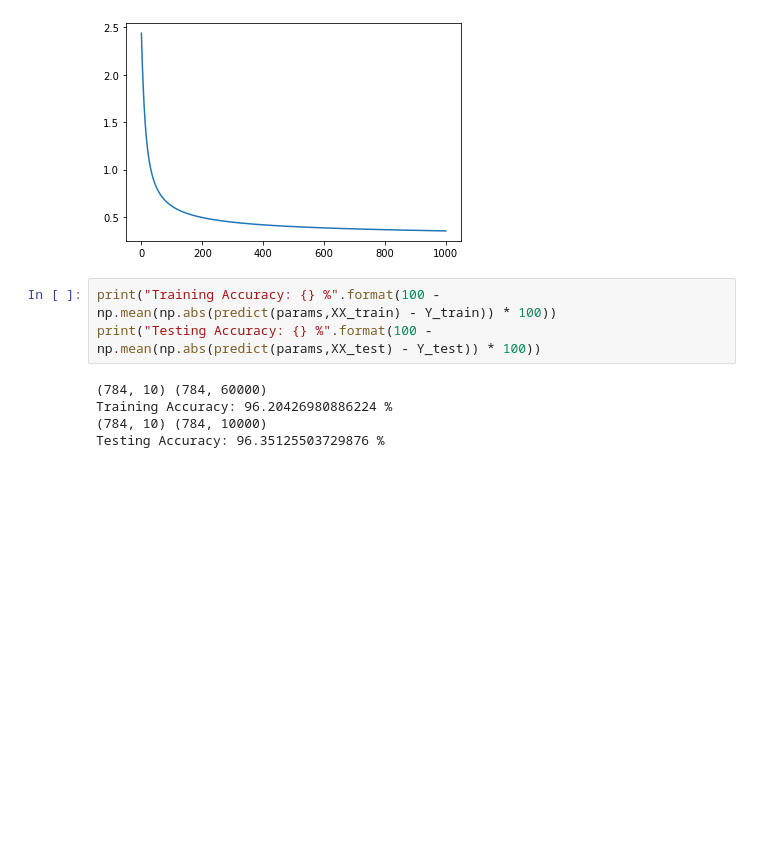
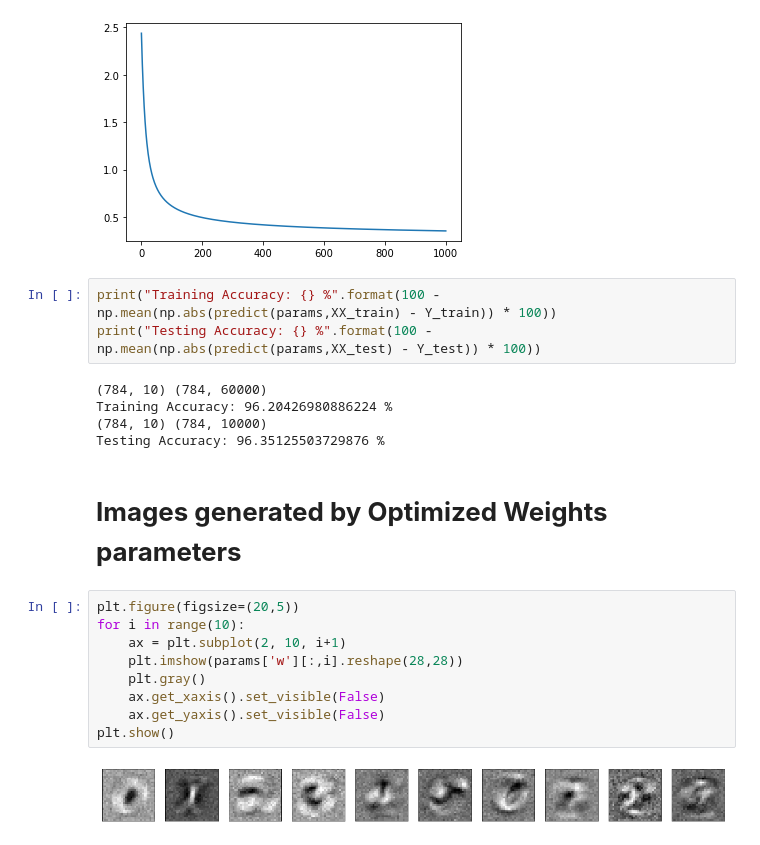
Before and after one commit to SquaredR98/ProgrammingAssignment2, a Jupyter notebook: Softmax_based_Logi_Regr.ipynb, the cells around one changed output. Cells and saved outputs as stored; diff of their text form; blank space fills up the shorter version.

```diff
--- a/Softmax_based_Logi_Regr.ipynb
+++ b/Softmax_based_Logi_Regr.ipynb
@@ -141,3 +144,16 @@ print("Testing Accuracy: {} %".format(100 - np.mean(np.abs(predict(params,XX_tes
 Training Accuracy: 96.20426980886224 %
 (784, 10) (784, 10000)
 Testing Accuracy: 96.35125503729876 %
+# %% [markdown]
+# **Images generated by Optimized Weights parameters**
+# %%
+plt.figure(figsize=(20,5))
+for i in range(10):
+    ax = plt.subplot(2, 10, i+1)
+    plt.imshow(params['w'][:,i].reshape(28,28))
+    plt.gray()
+    ax.get_xaxis().set_visible(False)
+    ax.get_yaxis().set_visible(False)
+plt.show()
+# %% [output]
+[figure, added]
```
Also changed, not shown: parts of 14 cells of this notebook.
